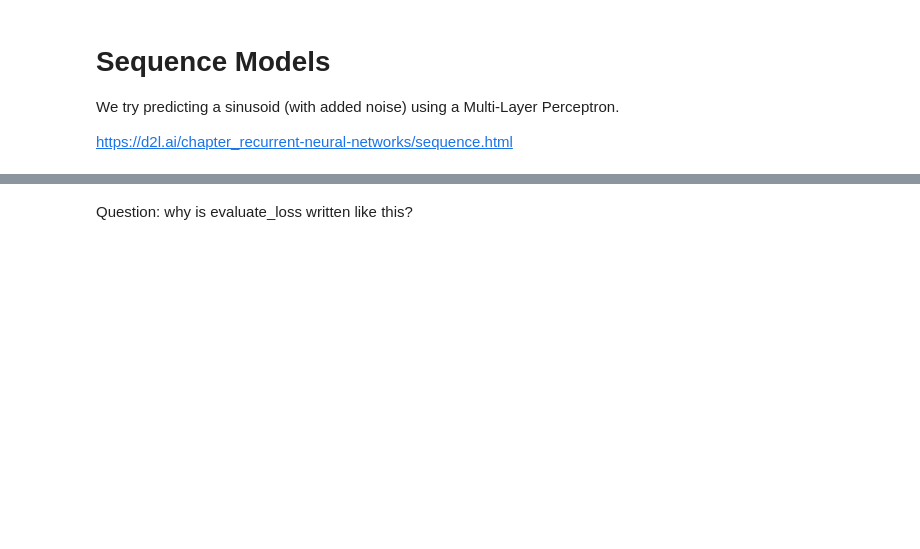
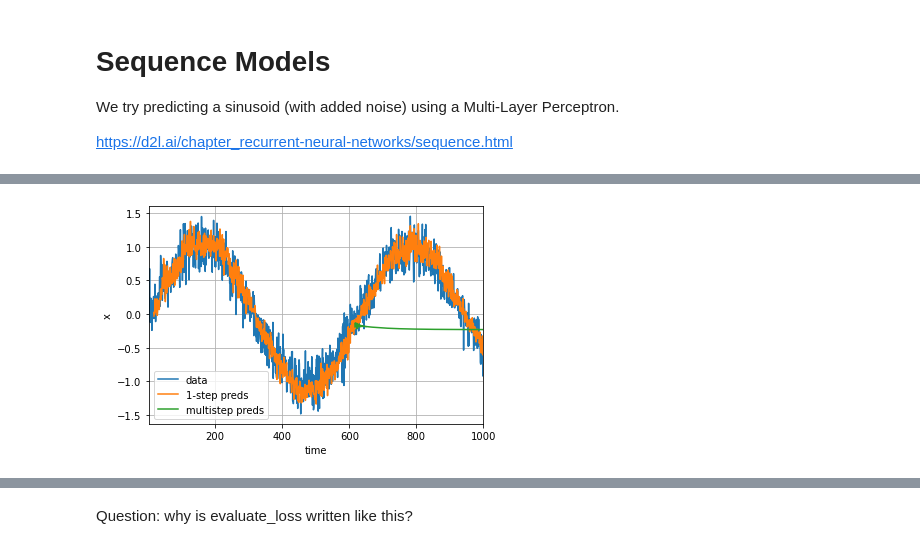
Before and after one commit to kwokkenton/sequential, a Jupyter notebook: sequence-model.ipynb, the cells around one changed output, grey strips where cells are left out. Saved outputs shown, nothing was run; the diff lists cells and outputs as text; code cells hidden in the pictures; blank space fills up the shorter version.

```diff
--- a/sequence-model.ipynb
+++ b/sequence-model.ipynb
@@ -53,6 +54,14 @@ def get_net():
     net.apply(init_weights)
     return net
 
+def get_net2():
+    net = nn.Sequential(nn.Linear(tau, 10),
+                        nn.Linear(10, 10),
+                        nn.ReLU(),
+                        nn.Linear(10, 1))
+    net.apply(init_weights)
+    return net
+
 # Note: `MSELoss` computes squared error without the 1/2 factor
 loss = nn.MSELoss(reduction='none')
 # %%
@@ -168,0 +184,3 @@ plt.xlim([5, 1000])
+# %%
+net2 = get_net2()
+train(net2, train_iter, loss, 5, 0.01)
@@ -168,0 +193,17 @@ plt.xlim([5, 1000])
+# %%
+multistep_preds = torch.zeros(T)
+multistep_preds[: n_train + tau] = x[: n_train + tau]
+for i in range(n_train + tau, T):
+    multistep_preds[i] = net2(
+        multistep_preds[i - tau:i].reshape((1, -1)))
+
+plt.plot(time, x.detach().numpy(), label='data')
+plt.plot(time[tau:],  onestep_preds.detach().numpy(), label='1-step preds')
+plt.plot(time[n_train + tau:],  multistep_preds[n_train + tau:].detach().numpy(), label='multistep preds')
+plt.legend()
+plt.ylabel('x')
+plt.xlabel('time')
+plt.xlim([1, 1000])
+plt.grid()
+# %% [output]
+[figure, added]
```
Also changed, not shown: parts of 11 cells of this notebook, 2 other files.
